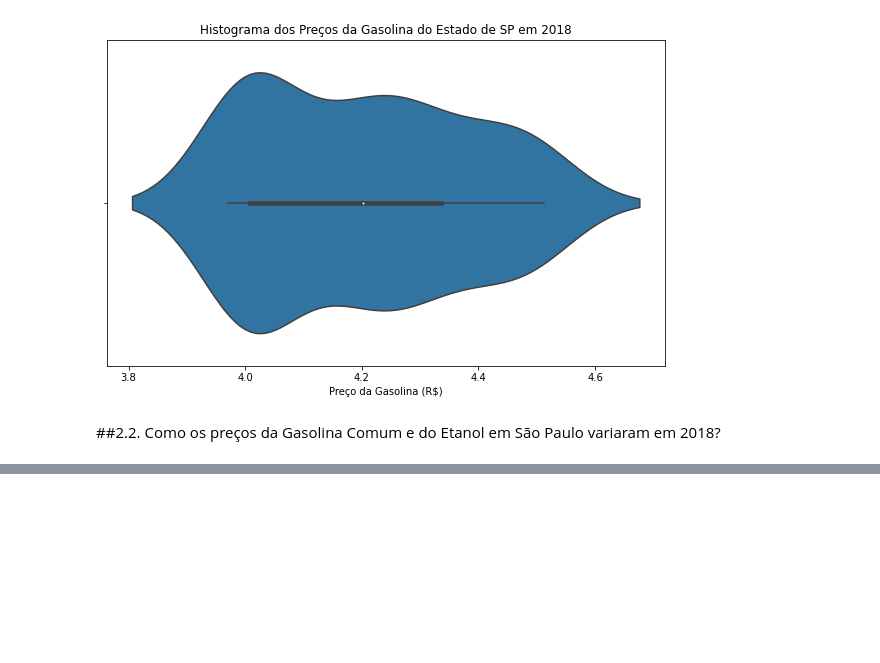
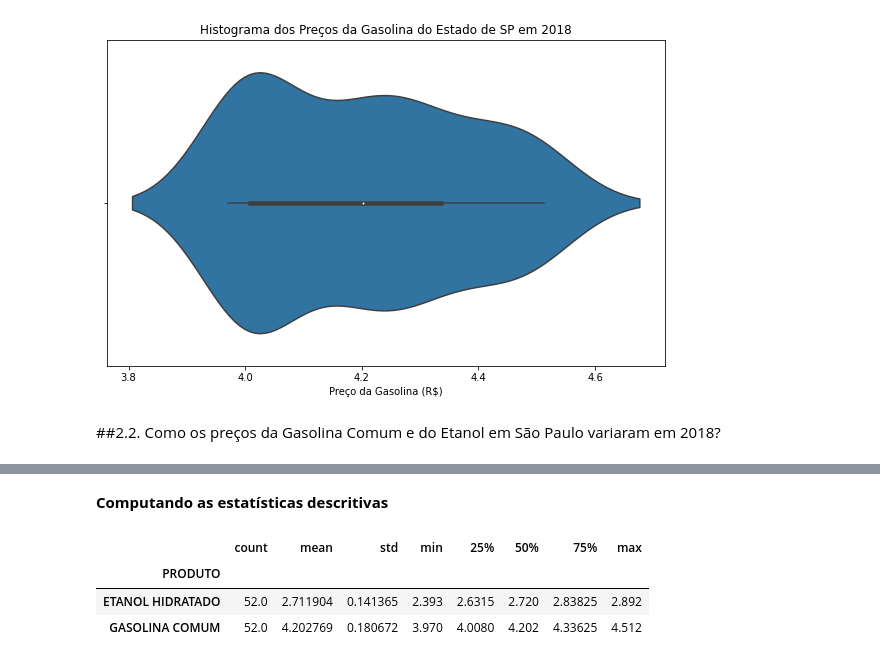
Before and after one commit to edmgjr/portifolio, a Jupyter notebook: Analise_Exploratória_Preços_combustiveis.ipynb, the cells around one changed output, grey strips where cells are left out. Cells and saved outputs as stored; diff of their text form; code cells hidden in the pictures; blank space fills up the shorter version.

```diff
--- a/Analise_Exploratória_Preços_combustiveis.ipynb
+++ b/Analise_Exploratória_Preços_combustiveis.ipynb
@@ -415,0 +427,10 @@ Text(0.5, 0, 'Preço da Gasolina (R$)')
+# %% [markdown]
+**Computando as estatísticas descritivas**
+# %%
+stats = df.groupby('PRODUTO')['PREÇO MÉDIO REVENDA'].describe()
+stats
+# %% [output]
+|  | count | mean | std | min | 25% | 50% | 75% | max |
+| PRODUTO |  |  |  |  |  |  |  |  |
+| ETANOL HIDRATADO | 52.0 | 2.711904 | 0.141365 | 2.393 | 2.6315 | 2.720 | 2.83825 | 2.892 |
+| GASOLINA COMUM | 52.0 | 4.202769 | 0.180672 | 3.970 | 4.0080 | 4.202 | 4.33625 | 4.512 |
```
Also changed, not shown: parts of 2 cells of this notebook.
